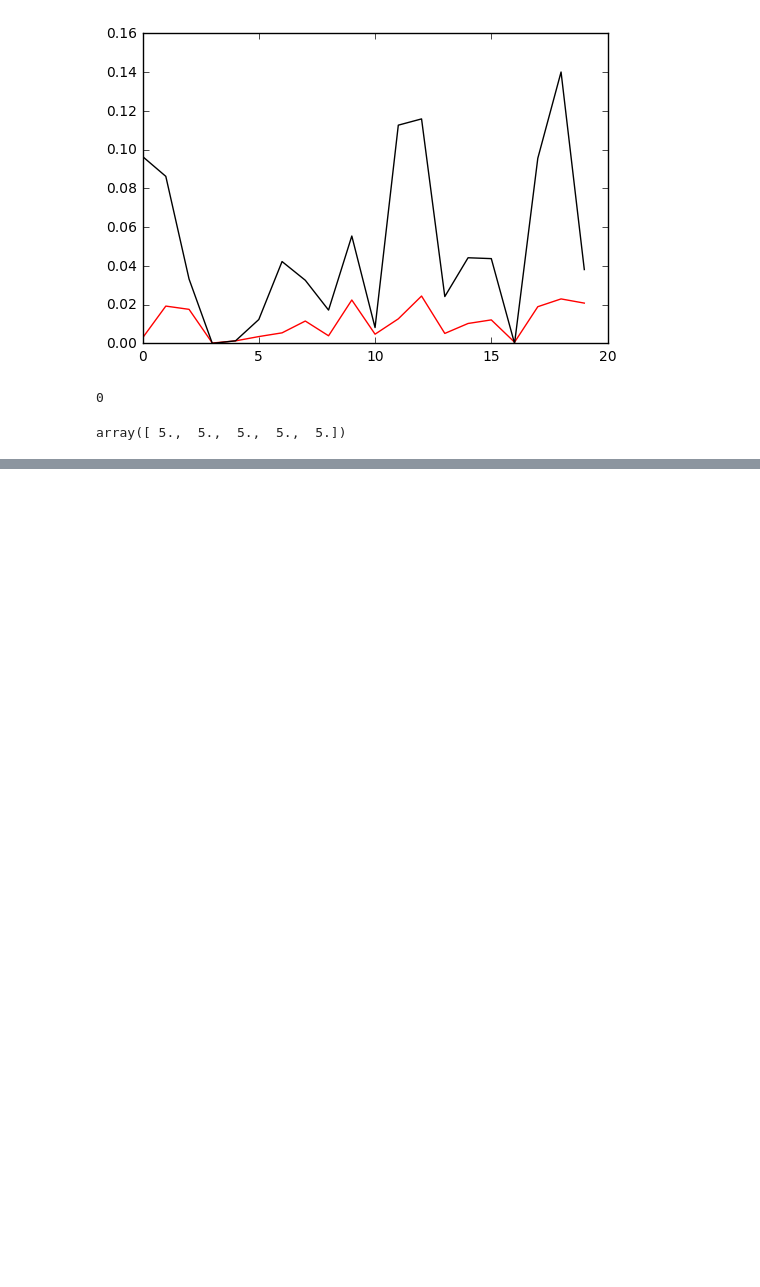
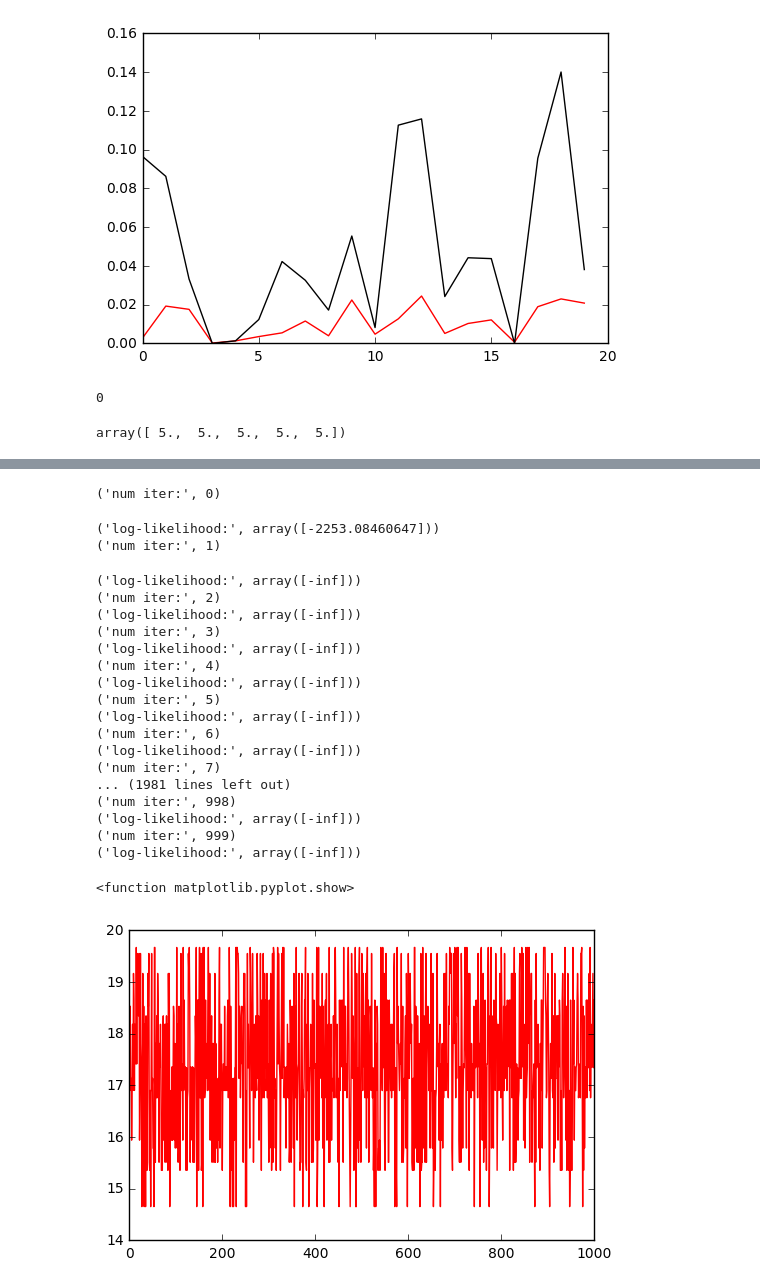
Before and after one commit to MoonBlvd/Sticky-HDP-HMM, a Jupyter notebook: test_DP.ipynb, the cells around one changed output, grey strips where cells are left out. Drawn from its saved outputs; the diff is of its cells as text; code cells hidden in the pictures; blank space fills up the shorter version.

```diff
--- a/test_DP.ipynb
+++ b/test_DP.ipynb
@@ -156,0 +239,34 @@ array([  1.11554221e-03,   3.53542035e-03,   9.60243084e-04,
+# %%
+DP = DirichletProcess(data)
+i = 0
+while i < 1000:
+    print ("num iter:", i)
+    log_likelihood = DP.run()
+    i += 1
+    print ("log-likelihood:", log_likelihood)
+path = DP.get_path()
+plt.plot(range(DP.n),path,'r')
+plt.show
+# %% [output]
+('num iter:', 0)
+('log-likelihood:', array([-2253.08460647]))
+('num iter:', 1)
+('log-likelihood:', array([-inf]))
+('num iter:', 2)
+('log-likelihood:', array([-inf]))
+('num iter:', 3)
+('log-likelihood:', array([-inf]))
+('num iter:', 4)
+('log-likelihood:', array([-inf]))
+('num iter:', 5)
+('log-likelihood:', array([-inf]))
+('num iter:', 6)
+('log-likelihood:', array([-inf]))
+('num iter:', 7)
+... (1981 lines left out)
+('num iter:', 998)
+('log-likelihood:', array([-inf]))
+('num iter:', 999)
+('log-likelihood:', array([-inf]))
+<function matplotlib.pyplot.show>
+[figure, added]
```
Also changed, not shown: parts of 9 cells of this notebook, 2 other files.
